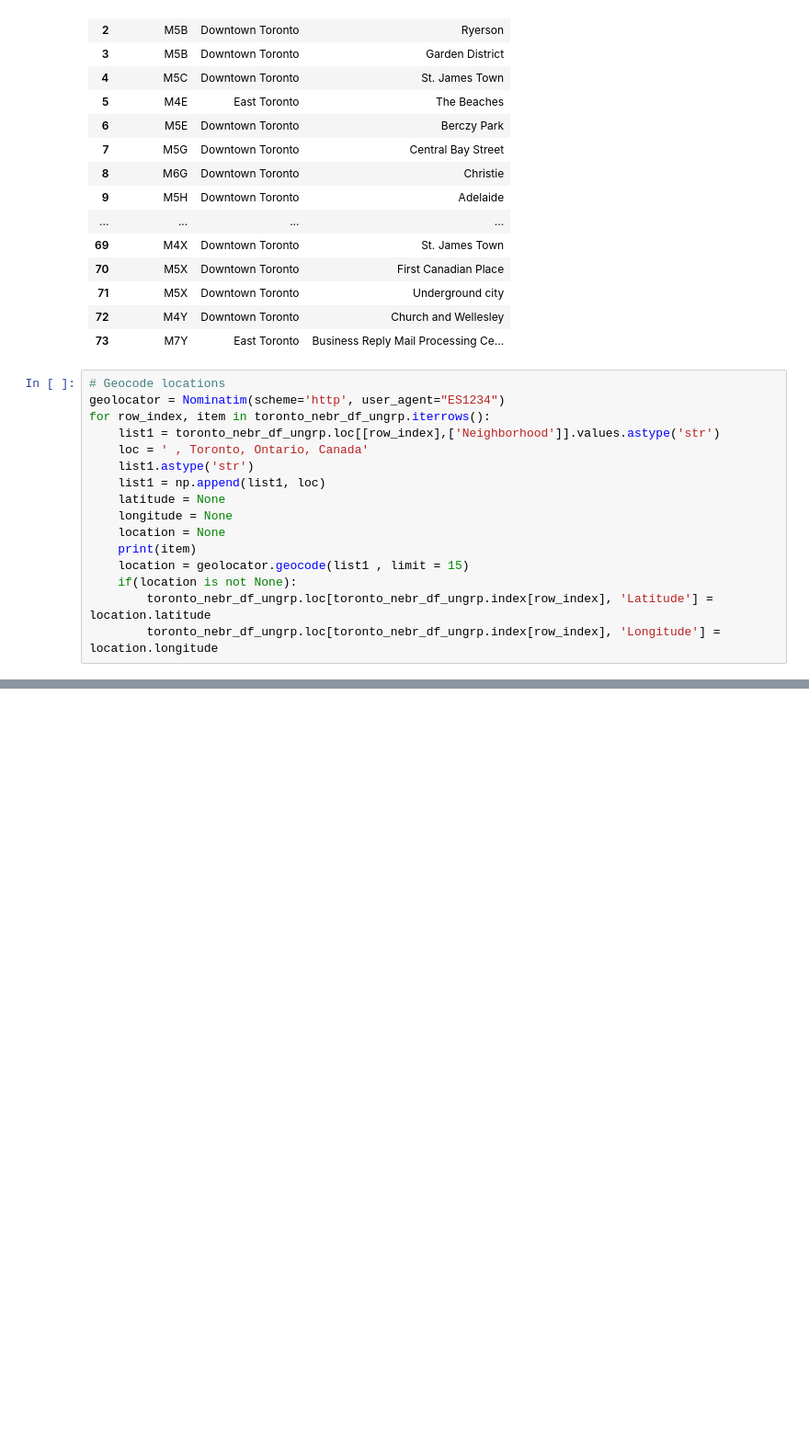
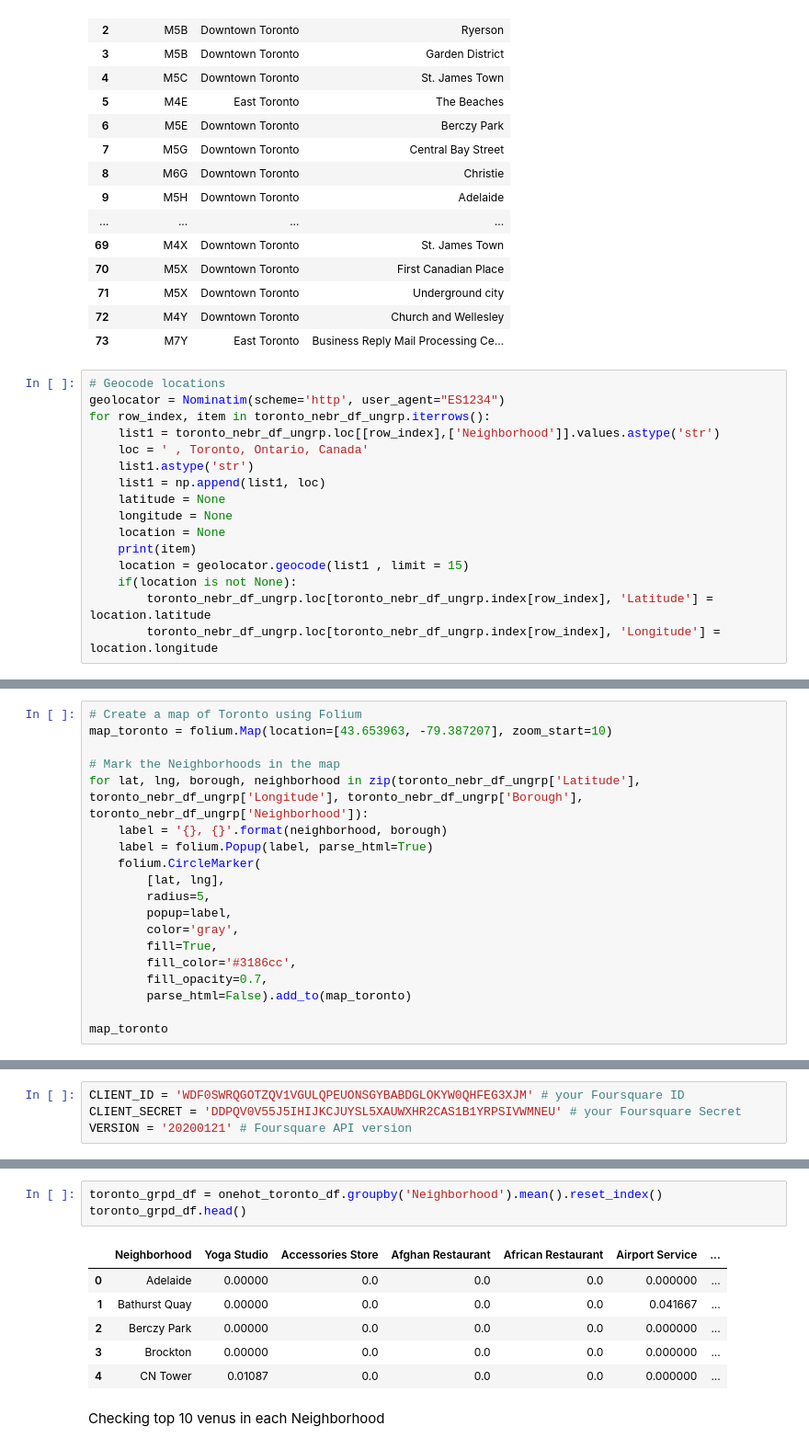
Before and after one commit to vasanth610/Coursera_Capstone, a Jupyter notebook: the_battle_of_neighborhoods/The Battle of Neighborhoods - Week 2.ipynb, the cells around one changed output, grey strips where cells are left out. Shown at 92% size. Cells and saved outputs as stored; diff of their text form; blank space fills up the shorter version.

```diff
--- a/the_battle_of_neighborhoods/The Battle of Neighborhoods - Week 2.ipynb
+++ b/the_battle_of_neighborhoods/The Battle of Neighborhoods - Week 2.ipynb
@@ -211,0 +216,19 @@ toronto_nebr_df_ungrp.head()
+# %%
+# Create a map of Toronto using Folium
+map_toronto = folium.Map(location=[43.653963, -79.387207], zoom_start=10)
+
+# Mark the Neighborhoods in the map
+for lat, lng, borough, neighborhood in zip(toronto_nebr_df_ungrp['Latitude'], toronto_nebr_df_ungrp['Longitude'], toronto_nebr_df_ungrp['Borough'], toronto_nebr_df_ungrp['Neighborhood']):
+    label = '{}, {}'.format(neighborhood, borough)
+    label = folium.Popup(label, parse_html=True)
+    folium.CircleMarker(
+        [lat, lng],
+        radius=5,
+        popup=label,
+        color='gray',
+        fill=True,
+        fill_color='#3186cc',
+        fill_opacity=0.7,
+        parse_html=False).add_to(map_toronto)
+
+map_toronto
@@ -211,0 +239,4 @@ toronto_nebr_df_ungrp.head()
+# %%
+CLIENT_ID = 'WDF0SWRQGOTZQV1VGULQPEUONSGYBABDGLOKYW0QHFEG3XJM' # your Foursquare ID
+CLIENT_SECRET = 'DDPQV0V55J5IHIJKCJUYSL5XAUWXHR2CAS1B1YRPSIVWMNEU' # your Foursquare Secret
+VERSION = '20200121' # Foursquare API version
@@ -211,0 +317,12 @@ toronto_nebr_df_ungrp.head()
+# %%
+toronto_grpd_df = onehot_toronto_df.groupby('Neighborhood').mean().reset_index()
+toronto_grpd_df.head()
+# %% [output]
+|  | Neighborhood | Yoga Studio | Accessories Store | Afghan Restaurant | African Restaurant | Airport Service | ... |
+| 0 | Adelaide | 0.00000 | 0.0 | 0.0 | 0.0 | 0.000000 | ... |
+| 1 | Bathurst Quay | 0.00000 | 0.0 | 0.0 | 0.0 | 0.041667 | ... |
+| 2 | Berczy Park | 0.00000 | 0.0 | 0.0 | 0.0 | 0.000000 | ... |
+| 3 | Brockton | 0.00000 | 0.0 | 0.0 | 0.0 | 0.000000 | ... |
+| 4 | CN Tower | 0.01087 | 0.0 | 0.0 | 0.0 | 0.000000 | ... |
+# %% [markdown]
+Checking top 10 venus in each Neighborhood
```
Also changed, not shown: parts of 20 cells of this notebook.
